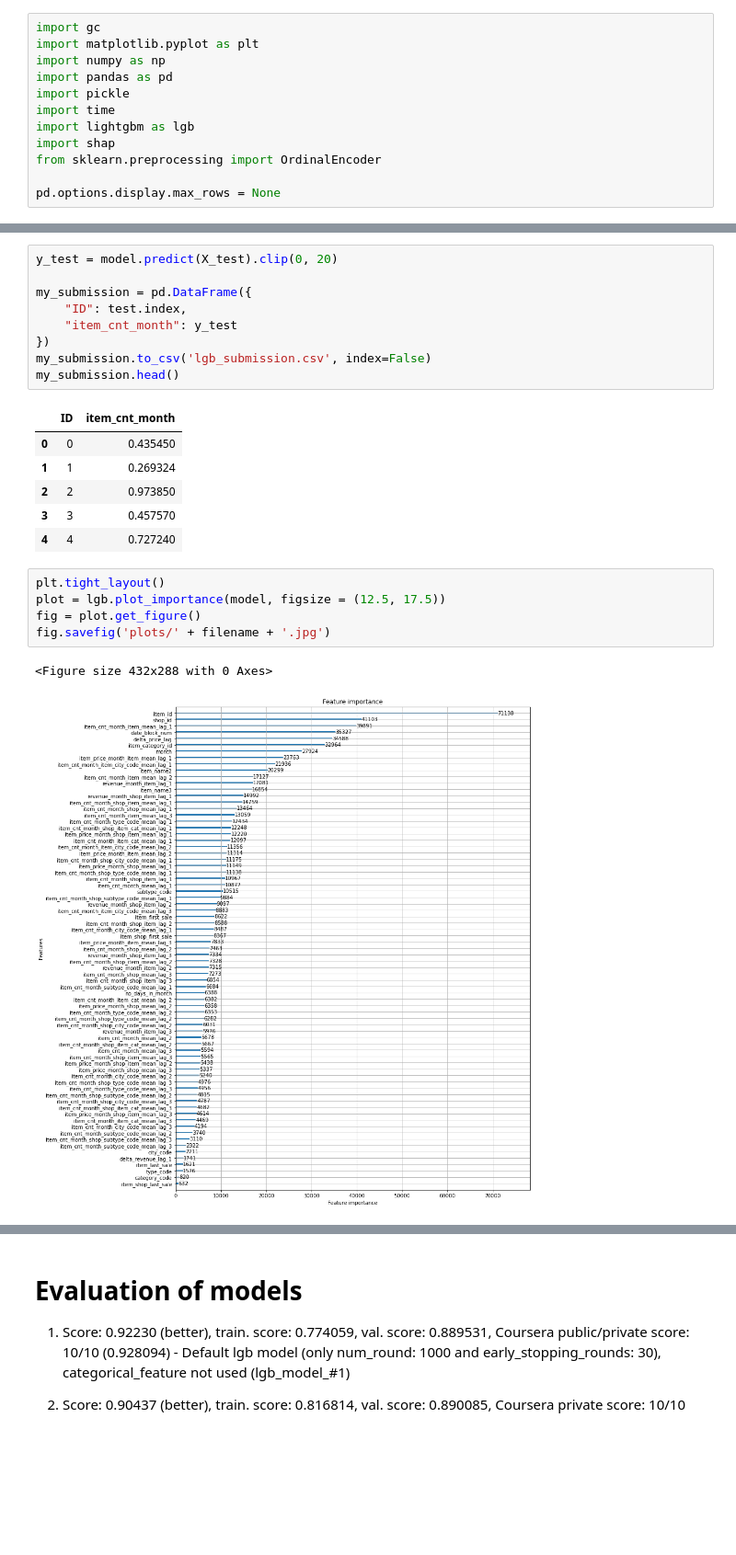
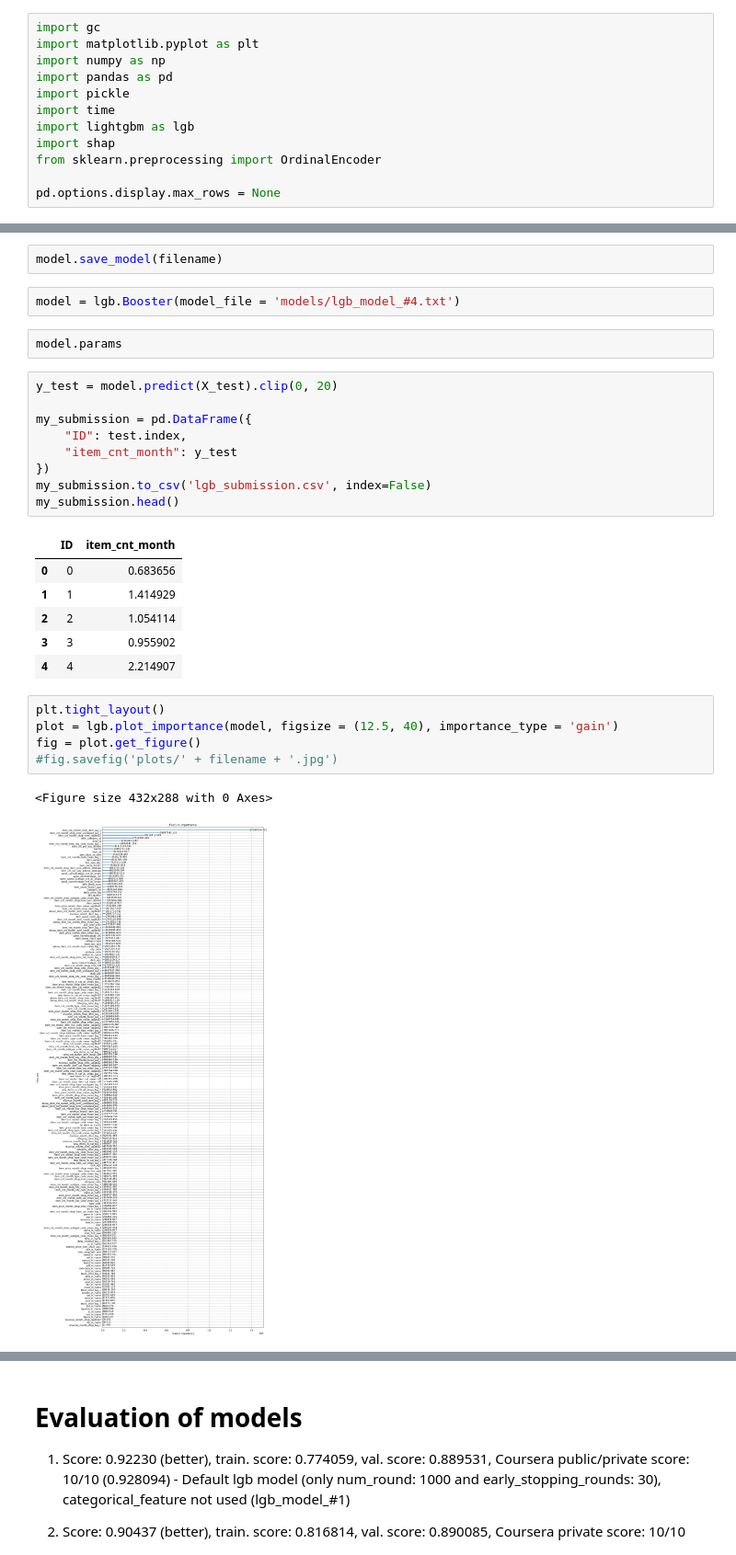
Before and after one commit to MarcusAlexanderC/Kaggle_Predict_Future_Sales, a Jupyter notebook: 3_lgb_model.ipynb, the cells around one changed output, grey strips where cells are left out. Shown: that part at 92% size. Saved outputs shown, nothing was run; the diff lists cells and outputs as text; blank space fills up the shorter version.

```diff
--- a/3_lgb_model.ipynb
+++ b/3_lgb_model.ipynb
@@ -282,3 +195,9 @@ We try retraining the model on all of the available data.
+# %%
+model.save_model(filename)
+# %%
+model = lgb.Booster(model_file = 'models/lgb_model_#4.txt')
+# %%
+model.params
 # %%
 y_test = model.predict(X_test).clip(0, 20)
 
@@ -290,16 +209,16 @@ my_submission.to_csv('lgb_submission.csv', index=False)
 my_submission.head()
 # %% [output]
 |  | ID | item_cnt_month |
-| 0 | 0 | 0.435450 |
-| 1 | 1 | 0.269324 |
-| 2 | 2 | 0.973850 |
-| 3 | 3 | 0.457570 |
-| 4 | 4 | 0.727240 |
+| 0 | 0 | 0.683656 |
+| 1 | 1 | 1.414929 |
+| 2 | 2 | 1.054114 |
+| 3 | 3 | 0.955902 |
+| 4 | 4 | 2.214907 |
 # %%
 plt.tight_layout()
-plot = lgb.plot_importance(model, figsize = (12.5, 17.5))
+plot = lgb.plot_importance(model, figsize = (12.5, 40), importance_type = 'gain')
 fig = plot.get_figure()
-fig.savefig('plots/' + filename + '.jpg')
+#fig.savefig('plots/' + filename + '.jpg')
 # %% [output]
 <Figure size 432x288 with 0 Axes>
-[figure, old version]
+[figure, new version]
```
Also changed, not shown: parts of 50 cells of this notebook, 2 other files.
